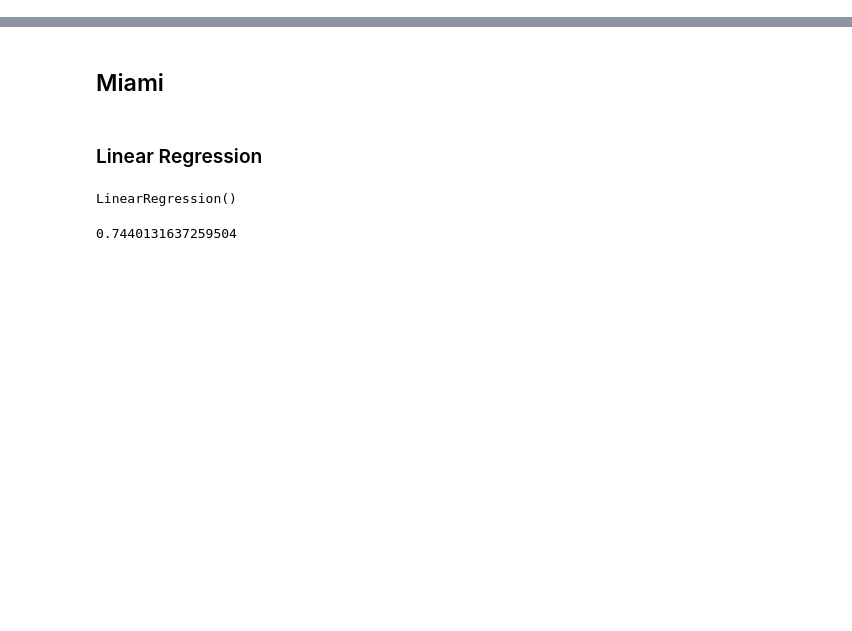
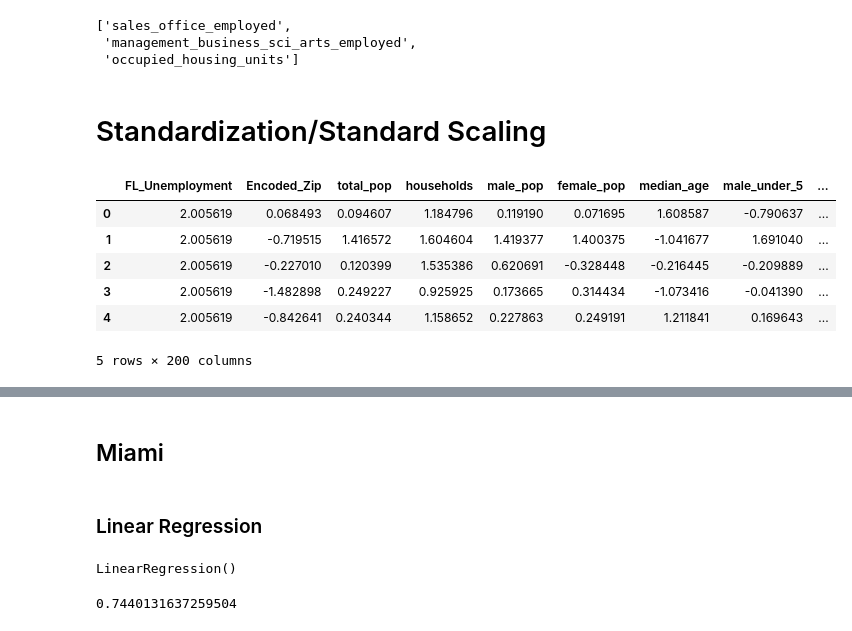
Before and after one commit to TheAidanAu/zillow_rent_index, a Jupyter notebook: AIDAN/04.1_Template_for_each_city.ipynb, the cells around one changed output, grey strips where cells are left out. Saved outputs shown, nothing was run; the diff lists cells and outputs as text; code cells hidden in the pictures; blank space fills up the shorter version.

```diff
--- a/AIDAN/04.1_Template_for_each_city.ipynb
+++ b/AIDAN/04.1_Template_for_each_city.ipynb
@@ -0,0 +89,13 @@
+# %%
+dup_cols=getDuplicateColumns(df)
+dup_cols
+# %% [output]
+['sales_office_employed',
+ 'management_business_sci_arts_employed',
+ 'occupied_housing_units']
+# %%
+df=df.drop(dup_cols, axis=1)
+# %% [markdown]
+# Standardization/Standard Scaling
+# %%
+df_preprocess=df.drop(["zip_code", "year", "Monthly_Avg_Zip"], axis=1)
@@ -0,0 +104,17 @@
+# %%
+from sklearn.preprocessing import StandardScaler
+standard=StandardScaler() #give each column the same range of values and centered around 0
+standard.fit(df_preprocess)
+df_train=pd.DataFrame(standard.transform(df_preprocess),
+                      index=df_preprocess.index,
+                      columns=df_preprocess.columns)
+# %%
+df_train.head()
+# %% [output]
+|  | FL_Unemployment | Encoded_Zip | total_pop | households | male_pop | female_pop | median_age | male_under_5 | ... |
+| 0 | 2.005619 | 0.068493 | 0.094607 | 1.184796 | 0.119190 | 0.071695 | 1.608587 | -0.790637 | ... |
+| 1 | 2.005619 | -0.719515 | 1.416572 | 1.604604 | 1.419377 | 1.400375 | -1.041677 | 1.691040 | ... |
+| 2 | 2.005619 | -0.227010 | 0.120399 | 1.535386 | 0.620691 | -0.328448 | -0.216445 | -0.209889 | ... |
+| 3 | 2.005619 | -1.482898 | 0.249227 | 0.925925 | 0.173665 | 0.314434 | -1.073416 | -0.041390 | ... |
+| 4 | 2.005619 | -0.842641 | 0.240344 | 1.158652 | 0.227863 | 0.249191 | 1.211841 | 0.169643 | ... |
+5 rows × 200 columns
```
Also changed, not shown: parts of 54 cells of this notebook.
